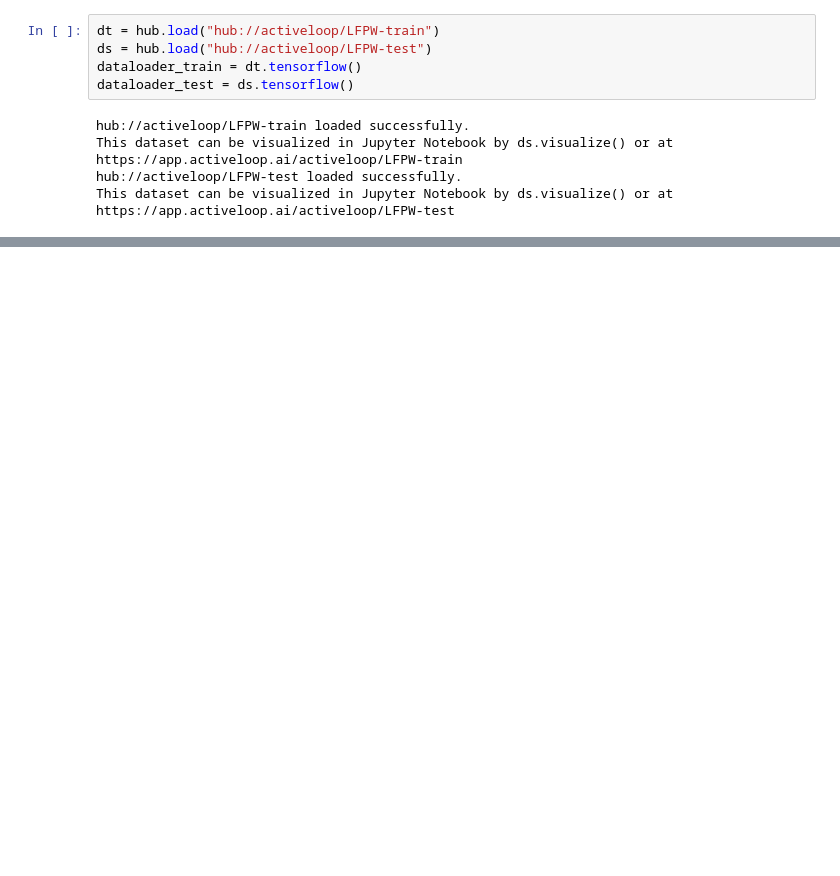
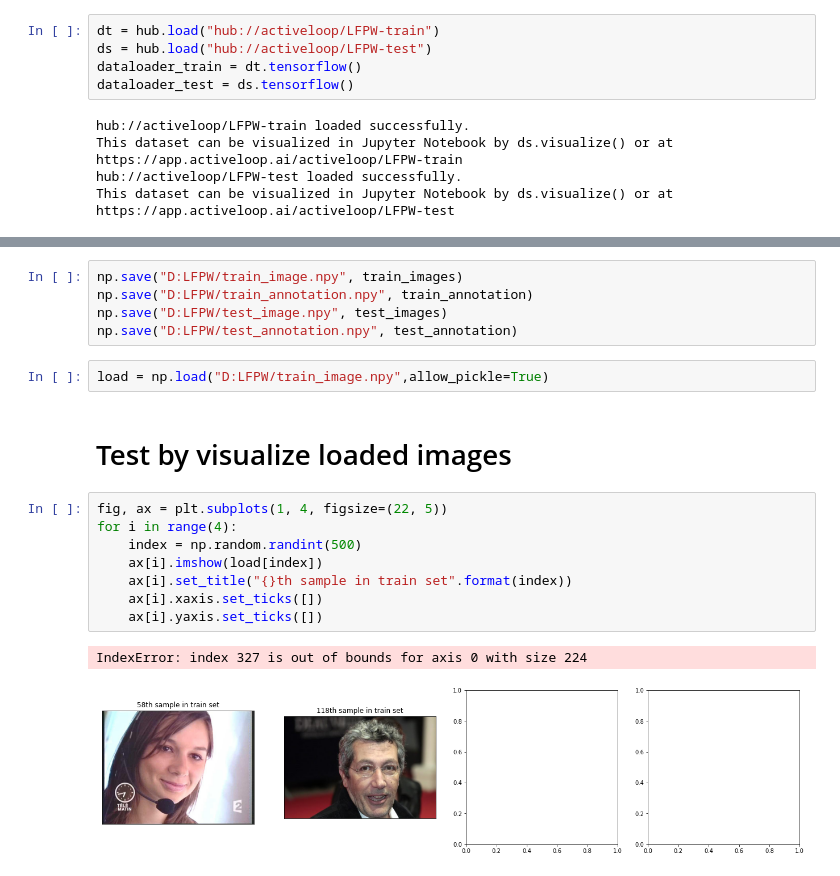
Before and after one commit to OpenSW-Going-Merry/Image_method, a Jupyter notebook: Download_image.ipynb, the cells around one changed output, grey strips where cells are left out. Cells and saved outputs as stored; diff of their text form; blank space fills up the shorter version.

```diff
--- a/Download_image.ipynb
+++ b/Download_image.ipynb
@@ -64,0 +79,20 @@ tf.Tensor([241], shape=(1,), dtype=int32)
+# %%
+np.save("D:LFPW/train_image.npy", train_images)
+np.save("D:LFPW/train_annotation.npy", train_annotation)
+np.save("D:LFPW/test_image.npy", test_images)
+np.save("D:LFPW/test_annotation.npy", test_annotation)
+# %%
+load = np.load("D:LFPW/train_image.npy",allow_pickle=True)
+# %% [markdown]
+# Test by visualize loaded images
+# %%
+fig, ax = plt.subplots(1, 4, figsize=(22, 5))
+for i in range(4):
+    index = np.random.randint(500)
+    ax[i].imshow(load[index])
+    ax[i].set_title("{}th sample in train set".format(index))
+    ax[i].xaxis.set_ticks([])
+    ax[i].yaxis.set_ticks([])
+# %% [output]
+IndexError: index 327 is out of bounds for axis 0 with size 224
+[figure, added]
```
Also changed, not shown: parts of 11 cells of this notebook.
